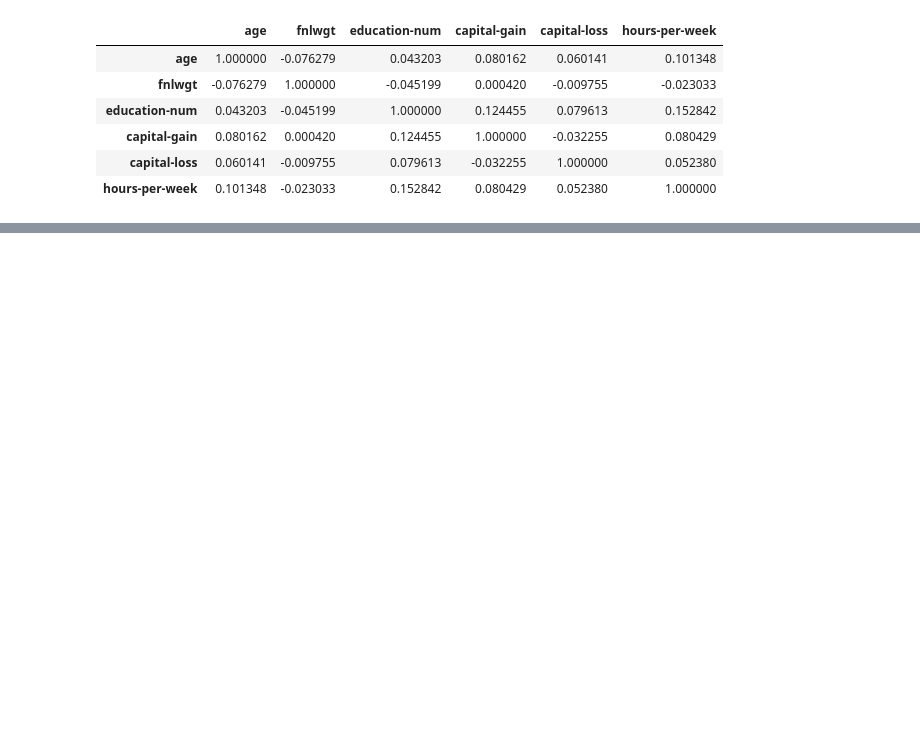
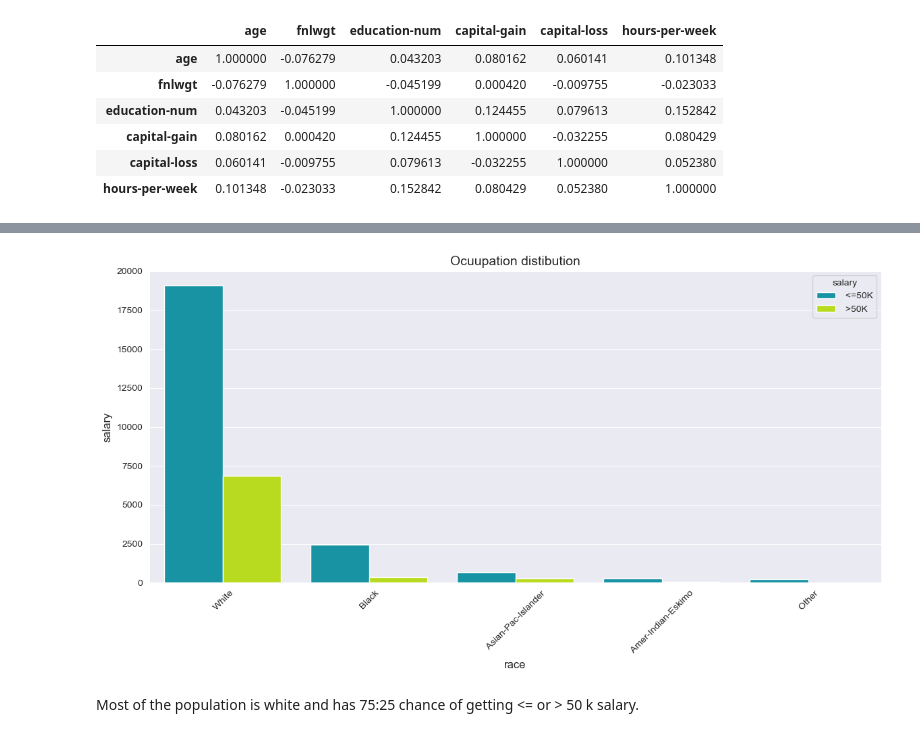
Before and after one commit to Pritamchaudhari5/ML_Internship_Project__Adult_Census_Income_Prediction, a Jupyter notebook: Notebook/EDA_and_model_bulding.ipynb, the cells around one changed output, grey strips where cells are left out. Cells and saved outputs as stored; diff of their text form; code cells hidden in the pictures; blank space fills up the shorter version.

```diff
--- a/Notebook/EDA_and_model_bulding.ipynb
+++ b/Notebook/EDA_and_model_bulding.ipynb
@@ -390,0 +396,6 @@ plot_cat(df, 'marital-status','marital-status', 'salary','Marital Based Distribu
+# %%
+plot_cat(df, 'race', 'race', 'salary', 'Ocuupation distibution')
+# %% [output]
+[figure, added]
+# %% [markdown]
+Most of the population is white and has 75:25 chance of getting <= or > 50 k salary.
```
Also changed, not shown: parts of 14 cells of this notebook.
